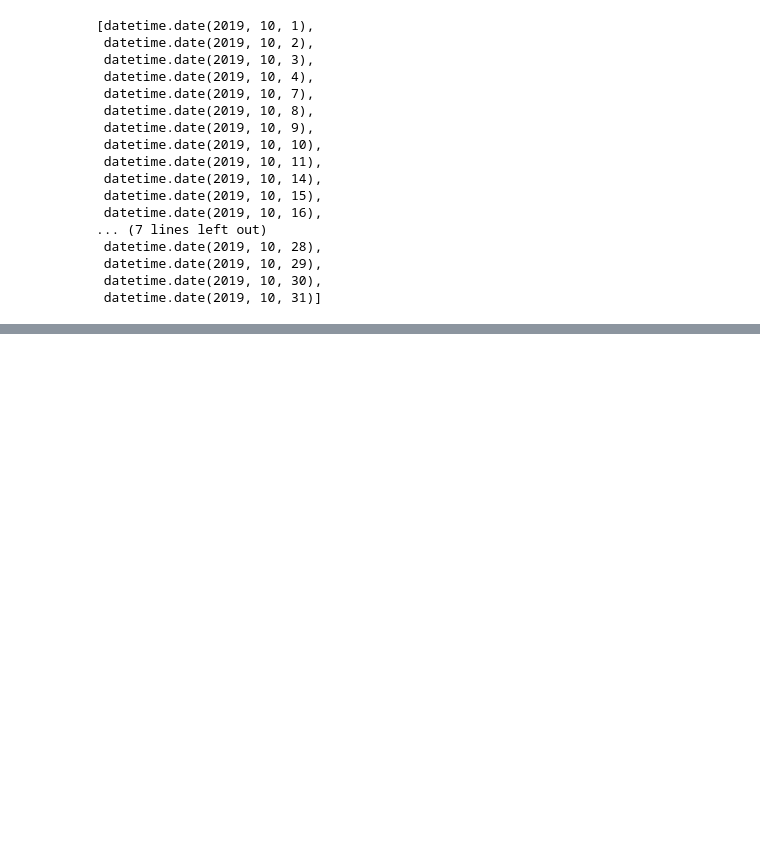
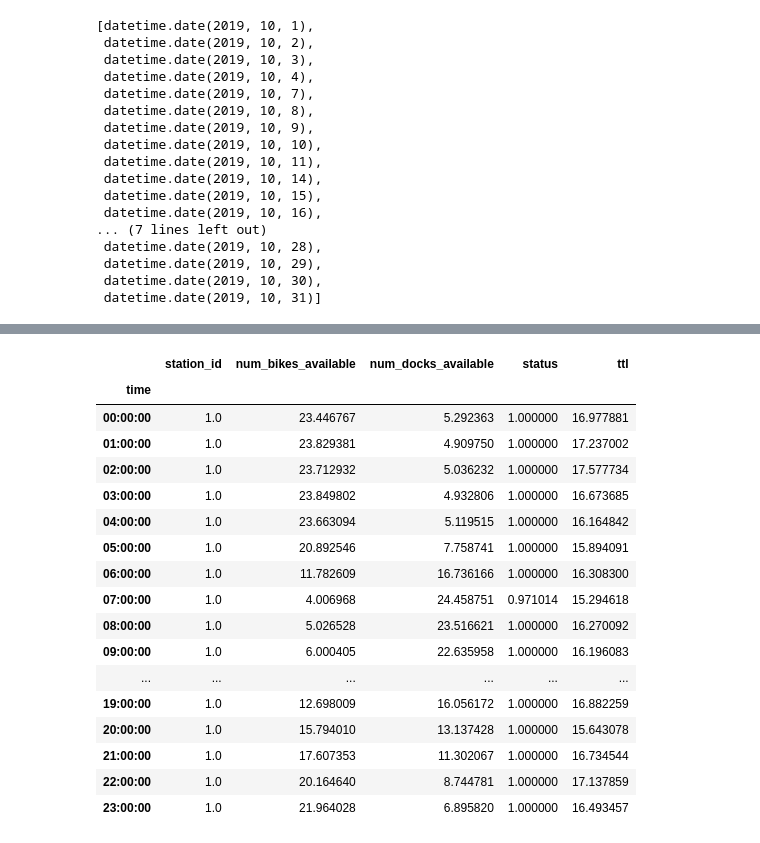
Before and after one commit to jaumevr15/Bicing-Stations-Analysis, a Jupyter notebook: your-project/code/1_datetime .ipynb, the cells around one changed output, grey strips where cells are left out. Saved outputs shown, nothing was run; the diff lists cells and outputs as text; code cells hidden in the pictures; blank space fills up the shorter version.

```diff
--- a/your-project/code/1_datetime .ipynb
+++ b/your-project/code/1_datetime .ipynb
@@ -71,0 +166,22 @@ grouped = octubre.groupby([times.day, times.hour]).mean()
+# %%
+#We should have by now a dataframe that sums up how the station 1 behaves on weekdays, per hour.
+oct_wd_1_sample
+# %% [output]
+|  | station_id | num_bikes_available | num_docks_available | status | ttl |
+| time |  |  |  |  |  |
+| 00:00:00 | 1.0 | 23.446767 | 5.292363 | 1.000000 | 16.977881 |
+| 01:00:00 | 1.0 | 23.829381 | 4.909750 | 1.000000 | 17.237002 |
+| 02:00:00 | 1.0 | 23.712932 | 5.036232 | 1.000000 | 17.577734 |
+| 03:00:00 | 1.0 | 23.849802 | 4.932806 | 1.000000 | 16.673685 |
+| 04:00:00 | 1.0 | 23.663094 | 5.119515 | 1.000000 | 16.164842 |
+| 05:00:00 | 1.0 | 20.892546 | 7.758741 | 1.000000 | 15.894091 |
+| 06:00:00 | 1.0 | 11.782609 | 16.736166 | 1.000000 | 16.308300 |
+| 07:00:00 | 1.0 | 4.006968 | 24.458751 | 0.971014 | 15.294618 |
+| 08:00:00 | 1.0 | 5.026528 | 23.516621 | 1.000000 | 16.270092 |
+| 09:00:00 | 1.0 | 6.000405 | 22.635958 | 1.000000 | 16.196083 |
+| ... | ... | ... | ... | ... | ... |
+| 19:00:00 | 1.0 | 12.698009 | 16.056172 | 1.000000 | 16.882259 |
+| 20:00:00 | 1.0 | 15.794010 | 13.137428 | 1.000000 | 15.643078 |
+| 21:00:00 | 1.0 | 17.607353 | 11.302067 | 1.000000 | 16.734544 |
+| 22:00:00 | 1.0 | 20.164640 | 8.744781 | 1.000000 | 17.137859 |
+| 23:00:00 | 1.0 | 21.964028 | 6.895820 | 1.000000 | 16.493457 |
```
Also changed, not shown: parts of 38 cells of this notebook, 1 other file.
